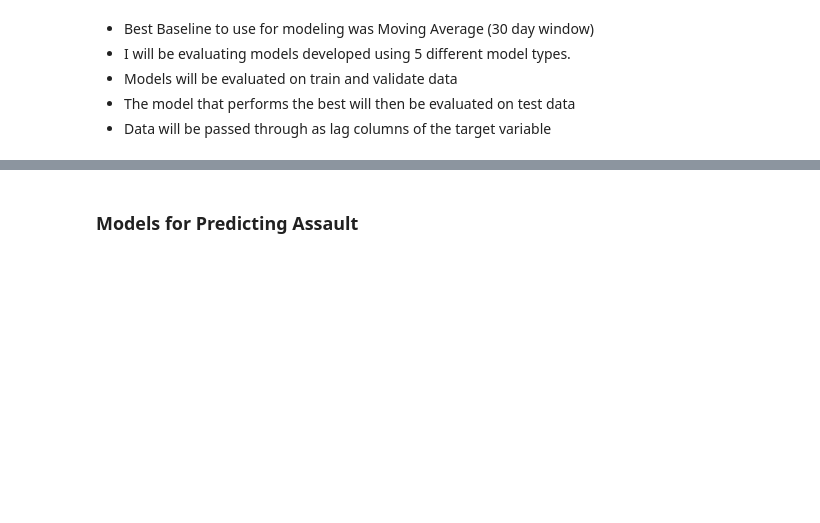
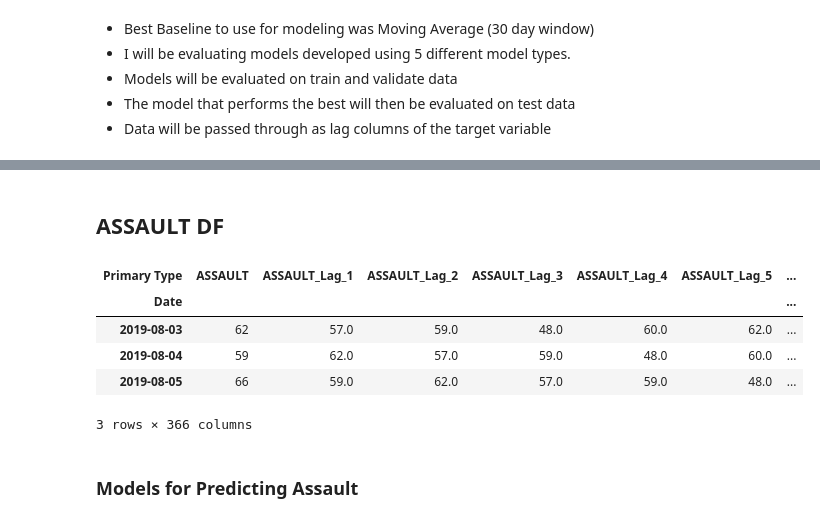
Before and after one commit to JonathanTWare/individual_project, a Jupyter notebook: crime_final_report.ipynb, the cells around one changed output, grey strips where cells are left out. Cells and saved outputs as stored; diff of their text form; code cells hidden in the pictures; blank space fills up the shorter version.

```diff
--- a/crime_final_report.ipynb
+++ b/crime_final_report.ipynb
@@ -139,6 +201,17 @@ criminal_damage_train_df = train[criminal_damage_train].copy()
 assault_train = ['ASSAULT'] + [f'ASSAULT_Lag_{lag}' for lag in range(1, 366)]
 
 assault_train_df = train[assault_train].copy()
+# %% [markdown]
+## ASSAULT DF
+# %%
+assault_train_df.head(3)
+# %% [output]
+| Primary Type | ASSAULT | ASSAULT_Lag_1 | ASSAULT_Lag_2 | ASSAULT_Lag_3 | ASSAULT_Lag_4 | ASSAULT_Lag_5 | ... |
+| Date |  |  |  |  |  |  | ... |
+| 2019-08-03 | 62 | 57.0 | 59.0 | 48.0 | 60.0 | 62.0 | ... |
+| 2019-08-04 | 59 | 62.0 | 57.0 | 59.0 | 48.0 | 60.0 | ... |
+| 2019-08-05 | 66 | 59.0 | 62.0 | 57.0 | 59.0 | 48.0 | ... |
+3 rows × 366 columns
 # %% [markdown]
 ### Models for Predicting Assault
 # %%
```
Also changed, not shown: parts of 8 cells of this notebook.
